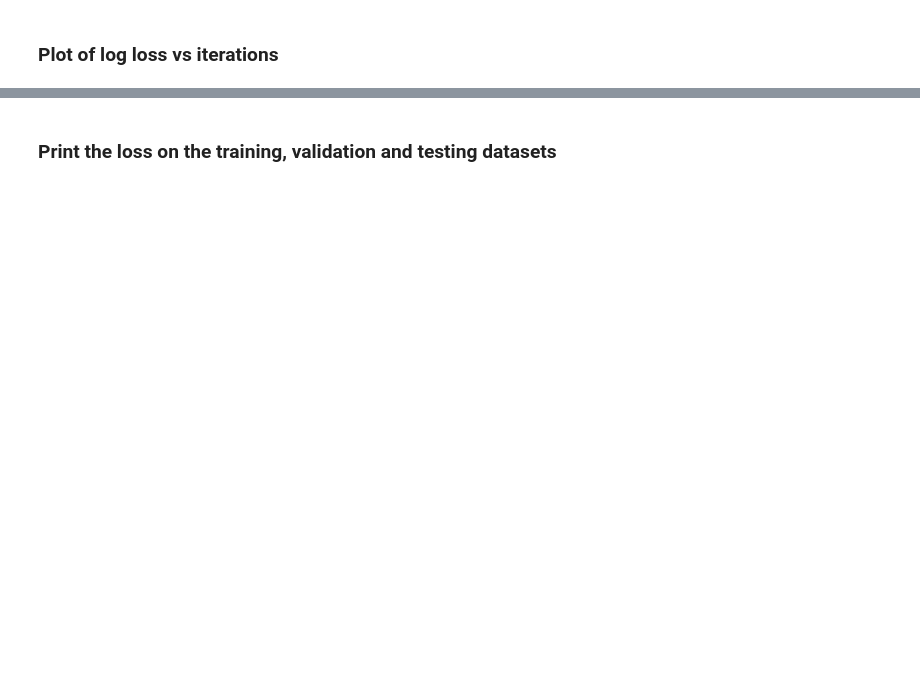
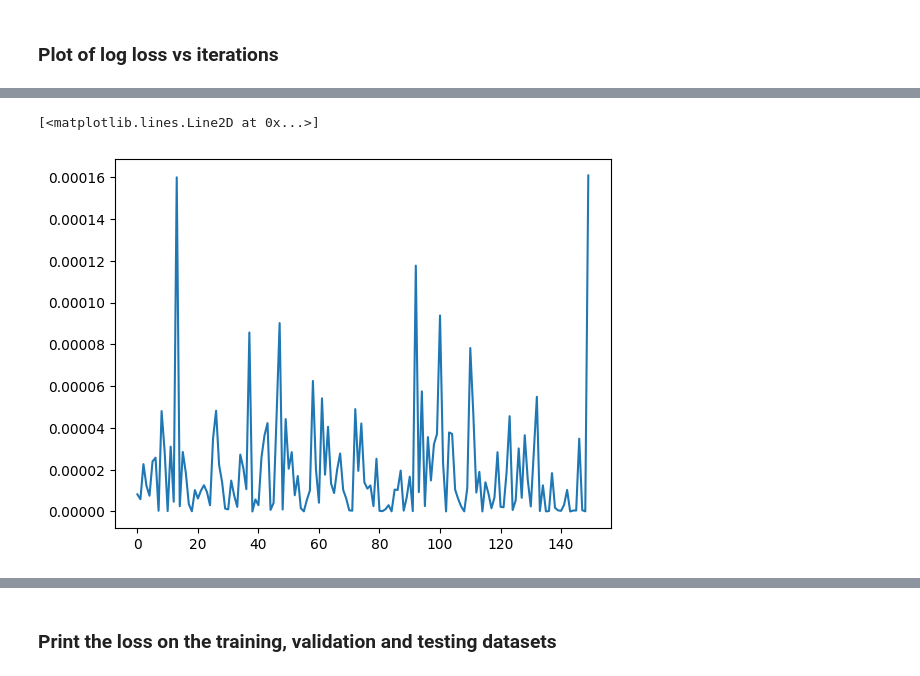
Before and after one commit to crpatil1901/NLPfun, a Jupyter notebook: ramilo.ipynb, the cells around one changed output, grey strips where cells are left out. Drawn from its saved outputs; the diff is of its cells as text; code cells hidden in the pictures; blank space fills up the shorter version.

```diff
--- a/ramilo.ipynb
+++ b/ramilo.ipynb
@@ -179,0 +172,11 @@ plt.plot(list(map(lambda x: x.log10().item(), losstrn)))
+# %%
+with torch.no_grad():
+    emb = C[Xtrn]
+    hpreact = emb.view((-1, block_size*dims)) @ W1 + b1
+    bnmean = hpreact.mean(0, keepdim=True)
+    bnstd = hpreact.std(0, keepdim=True)
+# %%
+plt.plot((bnmean.view(-1) - bnmean_running.view(-1)) ** 2)
+# %% [output]
+[<matplotlib.lines.Line2D at 0x...>]
+[figure, added]
```
Also changed, not shown: parts of 19 cells of this notebook.
